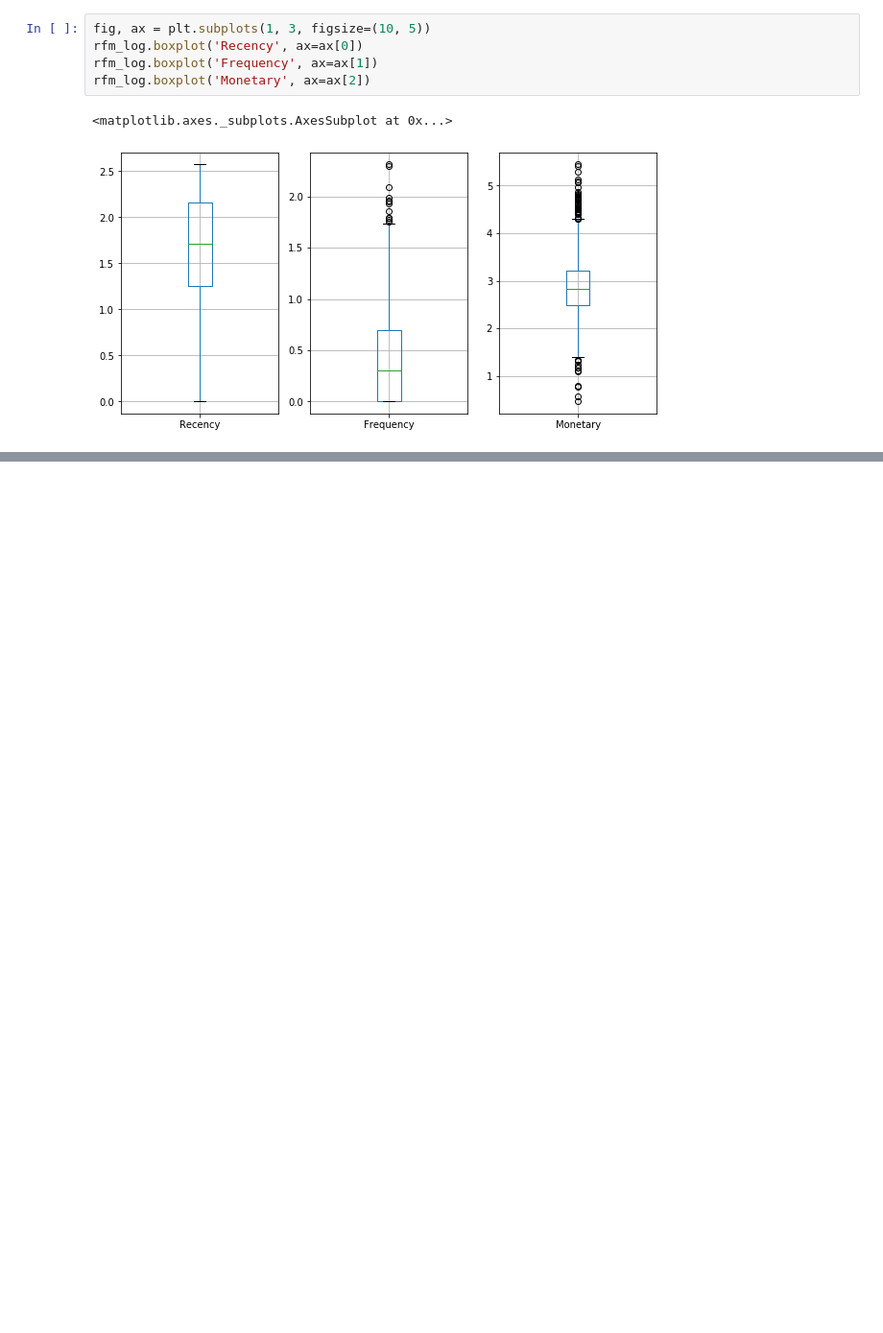
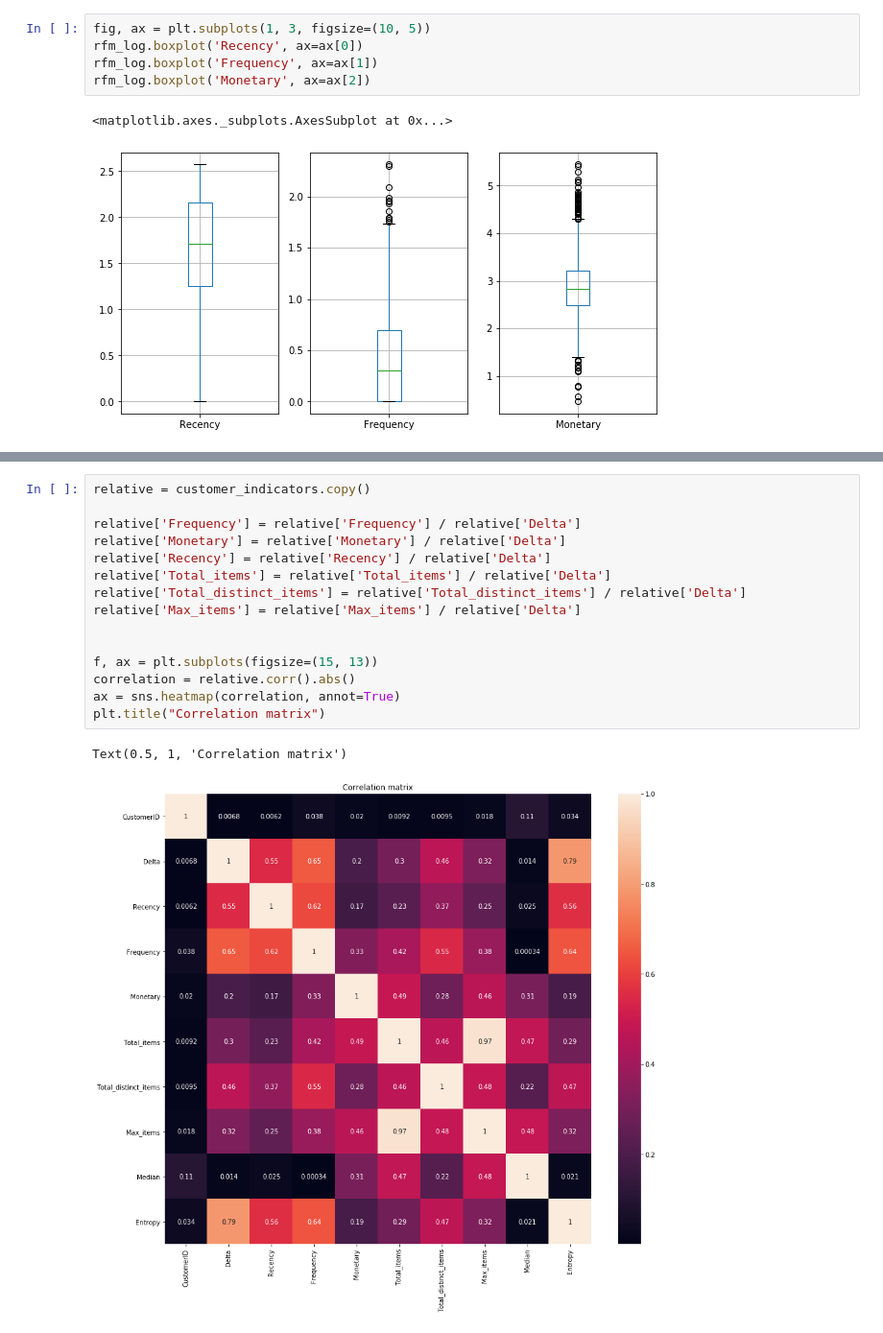
Before and after one commit to michelezoncheddu/data-mining-project, a Jupyter notebook: 1_Data_preparation.ipynb, the cells around one changed output, grey strips where cells are left out. Shown at 96% size. Drawn from its saved outputs; the diff is of its cells as text; blank space fills up the shorter version.

```diff
--- a/1_Data_preparation.ipynb
+++ b/1_Data_preparation.ipynb
@@ -473,3 +482,21 @@ Text(0.5, 1, 'Correlation matrix')
+# %%
+relative = customer_indicators.copy()
+
+relative['Frequency'] = relative['Frequency'] / relative['Delta']
+relative['Monetary'] = relative['Monetary'] / relative['Delta']
+relative['Recency'] = relative['Recency'] / relative['Delta']
+relative['Total_items'] = relative['Total_items'] / relative['Delta']
+relative['Total_distinct_items'] = relative['Total_distinct_items'] / relative['Delta']
+relative['Max_items'] = relative['Max_items'] / relative['Delta']
+
+
+f, ax = plt.subplots(figsize=(15, 13))
+correlation = relative.corr().abs()
+ax = sns.heatmap(correlation, annot=True)
+plt.title("Correlation matrix")
+# %% [output]
+Text(0.5, 1, 'Correlation matrix')
+[figure, added]
 # %%
 %store recency
 %store frequency
```
Also changed, not shown: parts of 6 cells of this notebook.
